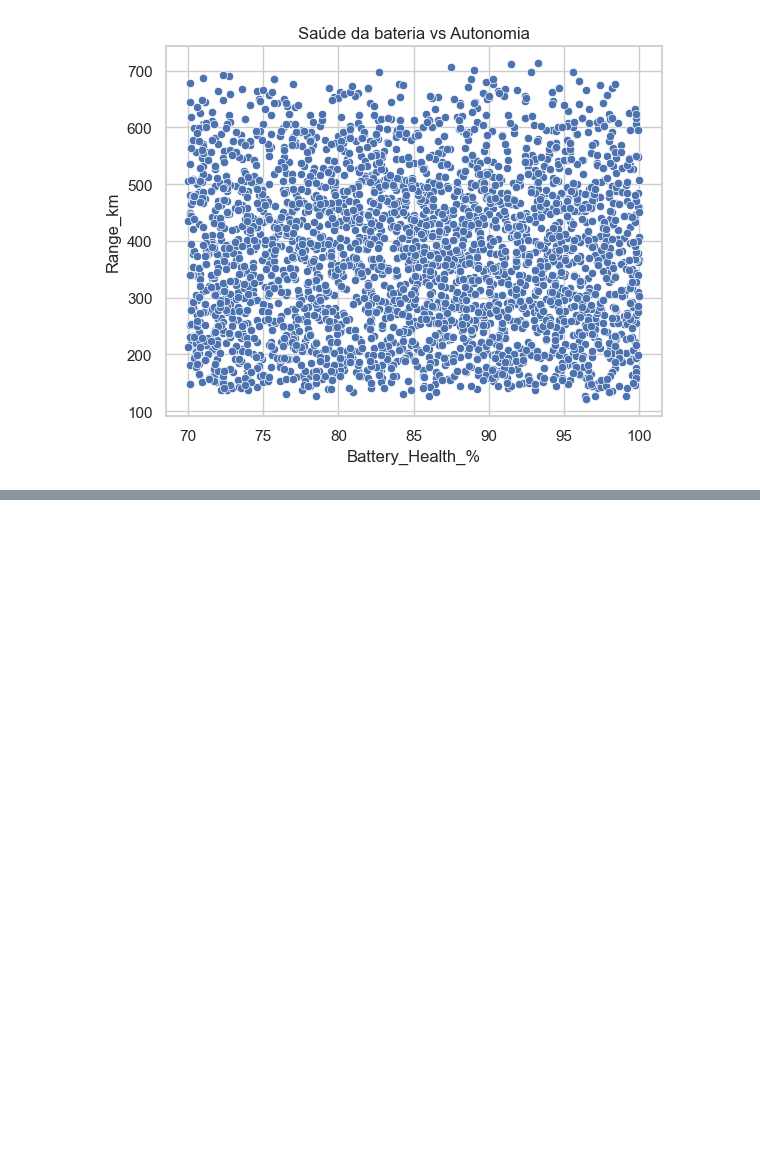
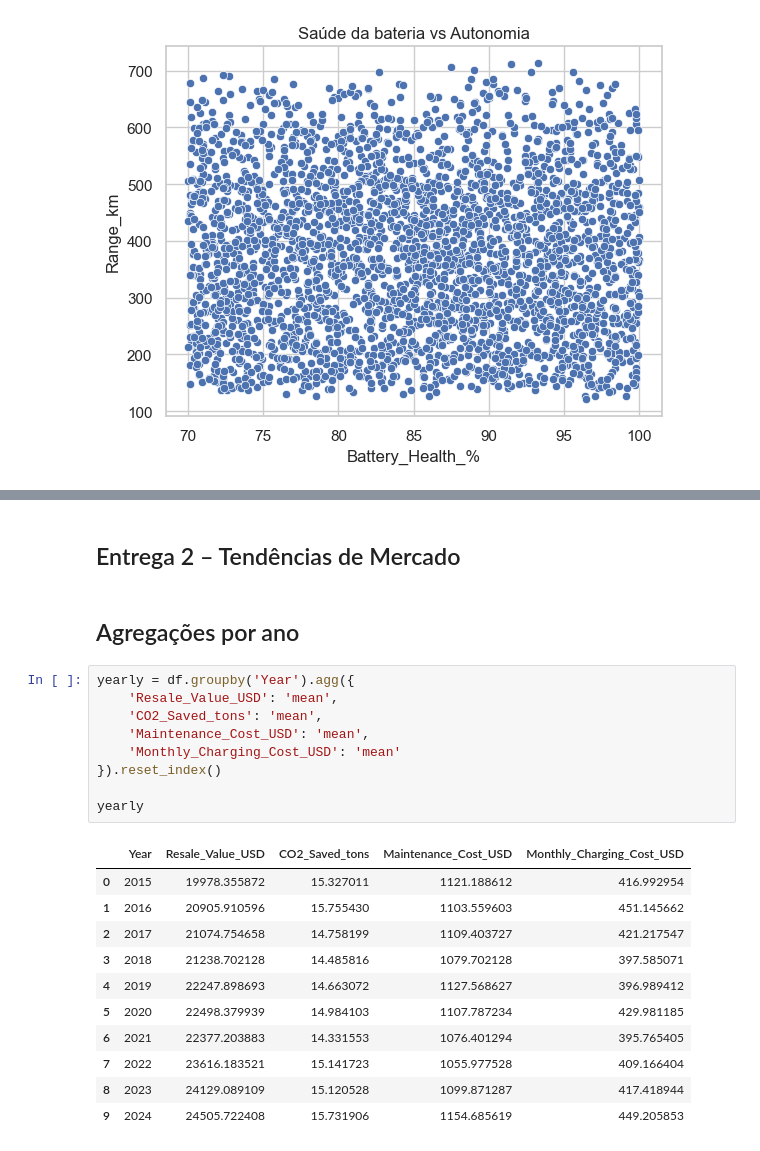
Before and after one commit to felippeximenes/ev-analytics, a Jupyter notebook: notebooks/projeto_veiculos_eletricos.ipynb, the cells around one changed output, grey strips where cells are left out. Drawn from its saved outputs; the diff is of its cells as text; blank space fills up the shorter version.

```diff
--- a/notebooks/projeto_veiculos_eletricos.ipynb
+++ b/notebooks/projeto_veiculos_eletricos.ipynb
@@ -114,0 +143,25 @@ plt.show()
+# %% [markdown]
+## Entrega 2 – Tendências de Mercado
+# %% [markdown]
+## Agregações por ano
+# %%
+yearly = df.groupby('Year').agg({
+    'Resale_Value_USD': 'mean',
+    'CO2_Saved_tons': 'mean',
+    'Maintenance_Cost_USD': 'mean',
+    'Monthly_Charging_Cost_USD': 'mean'
+}).reset_index()
+
+yearly
+# %% [output]
+|  | Year | Resale_Value_USD | CO2_Saved_tons | Maintenance_Cost_USD | Monthly_Charging_Cost_USD |
+| 0 | 2015 | 19978.355872 | 15.327011 | 1121.188612 | 416.992954 |
+| 1 | 2016 | 20905.910596 | 15.755430 | 1103.559603 | 451.145662 |
+| 2 | 2017 | 21074.754658 | 14.758199 | 1109.403727 | 421.217547 |
+| 3 | 2018 | 21238.702128 | 14.485816 | 1079.702128 | 397.585071 |
+| 4 | 2019 | 22247.898693 | 14.663072 | 1127.568627 | 396.989412 |
+| 5 | 2020 | 22498.379939 | 14.984103 | 1107.787234 | 429.981185 |
+| 6 | 2021 | 22377.203883 | 14.331553 | 1076.401294 | 395.765405 |
+| 7 | 2022 | 23616.183521 | 15.141723 | 1055.977528 | 409.166404 |
+| 8 | 2023 | 24129.089109 | 15.120528 | 1099.871287 | 417.418944 |
+| 9 | 2024 | 24505.722408 | 15.731906 | 1154.685619 | 449.205853 |
```
Also changed, not shown: parts of 22 cells of this notebook, 1 other file.
